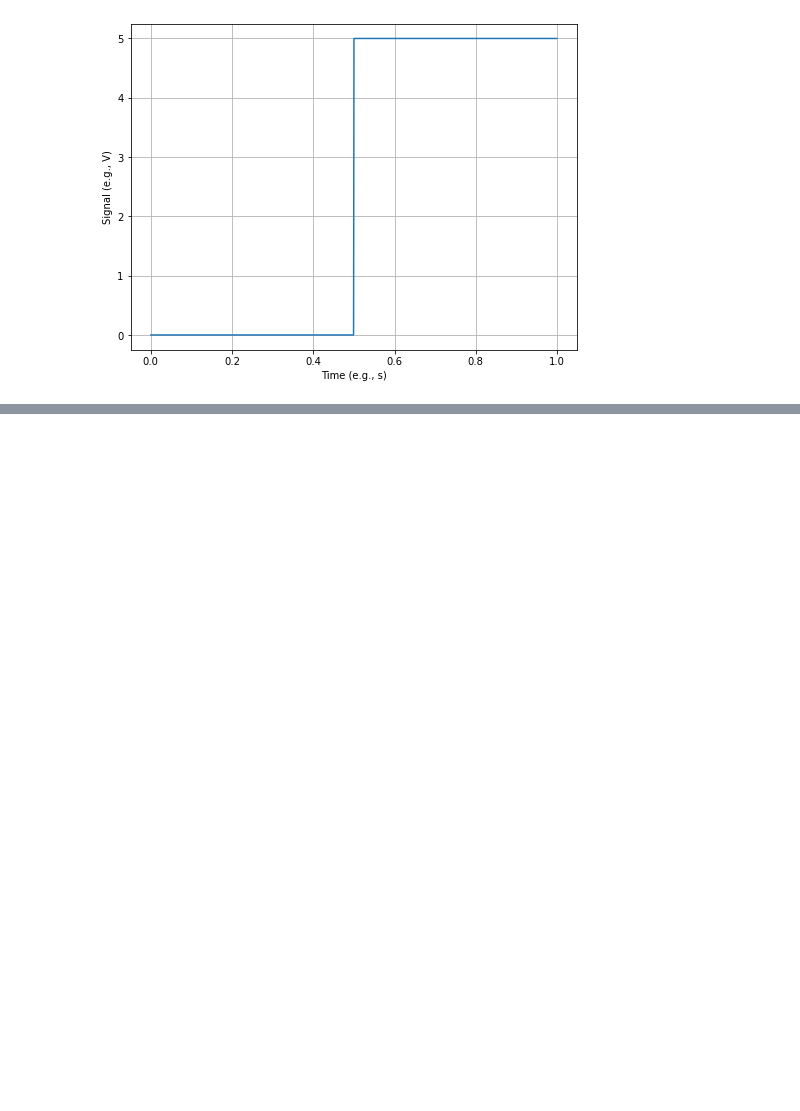
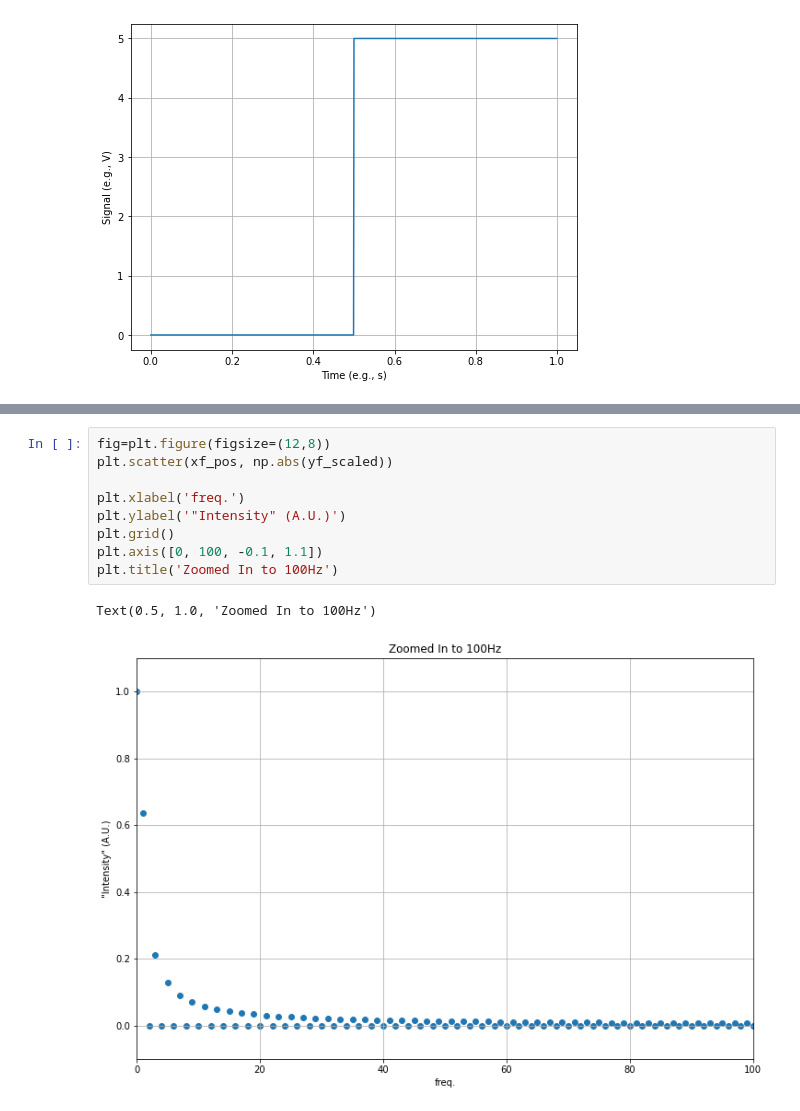
Before and after one commit to dannycab/phy415msu, a Jupyter notebook: _sources/content/3_waves/activity-Waves-Signals.ipynb, the cells around one changed output, grey strips where cells are left out. Drawn from its saved outputs; the diff is of its cells as text; blank space fills up the shorter version.

```diff
--- a/_sources/content/3_waves/activity-Waves-Signals.ipynb
+++ b/_sources/content/3_waves/activity-Waves-Signals.ipynb
@@ -82,0 +132,12 @@ Yes, we can use Python's `fft` method to help us do this analysis. However, this
+# %%
+fig=plt.figure(figsize=(12,8))
+plt.scatter(xf_pos, np.abs(yf_scaled))
+
+plt.xlabel('freq.')
+plt.ylabel('"Intensity" (A.U.)')
+plt.grid()
+plt.axis([0, 100, -0.1, 1.1])
+plt.title('Zoomed In to 100Hz')
+# %% [output]
+Text(0.5, 1.0, 'Zoomed In to 100Hz')
+[figure, added]
```
Also changed, not shown: parts of 6 cells of this notebook, 28 other files.
